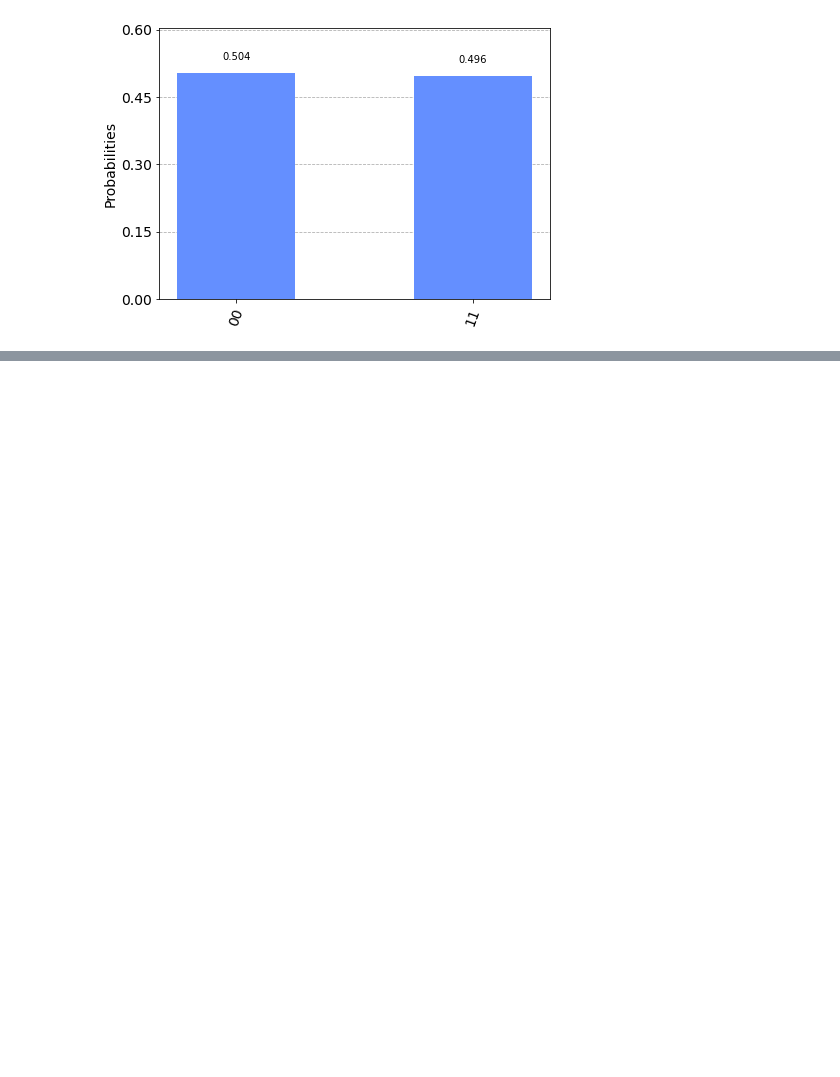
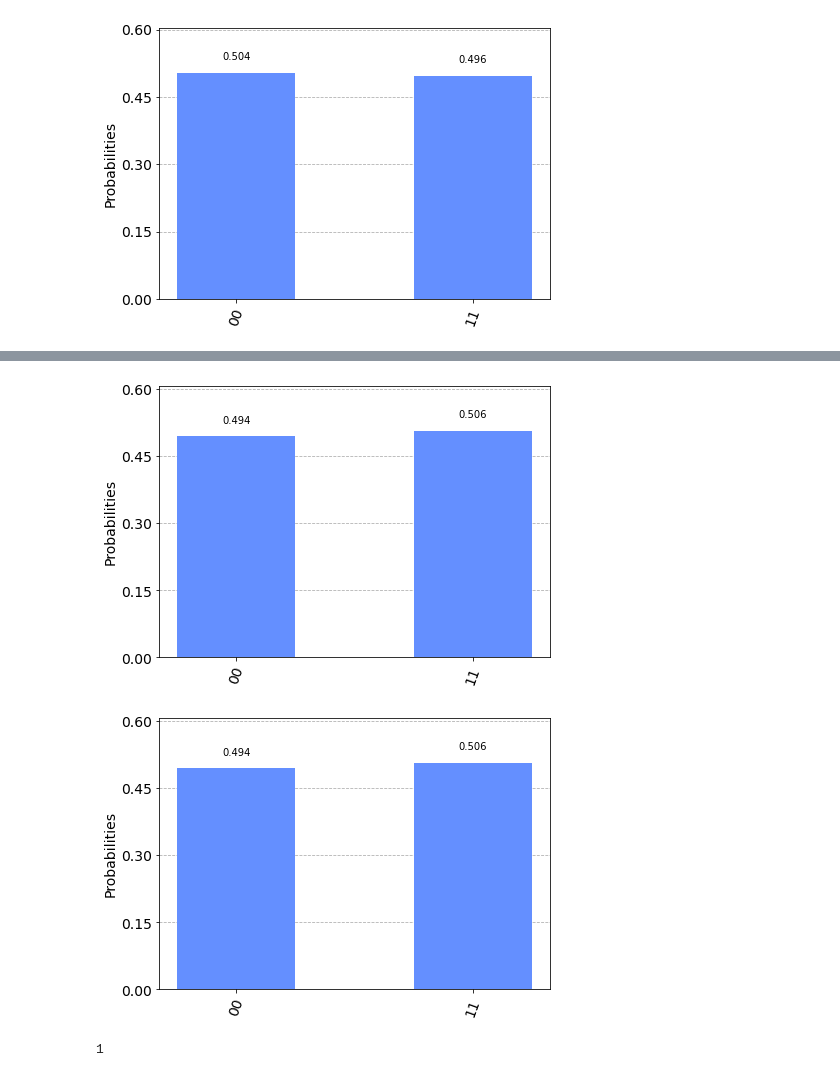
Before and after one commit to ishworii/QIS, a Jupyter notebook: Introductory.ipynb, the cells around one changed output, grey strips where cells are left out. Drawn from its saved outputs; the diff is of its cells as text; code cells hidden in the pictures; blank space fills up the shorter version.

```diff
--- a/Introductory.ipynb
+++ b/Introductory.ipynb
@@ -57,0 +96,20 @@ plot_histogram(result.get_counts())
+# %%
+state_vector = Aer.get_backend('statevector_simulator')
+arr = {'00':0,'11':0}
+for i in range(1000):
+    result = execute(qc,state_vector).result()
+    d = result.get_counts()
+    try:
+        if d['00']:
+            arr['00'] += 1
+    except:
+        arr['11'] += 1
+plot_histogram(arr)
+# %% [output]
+[figure, added]
+[figure, added]
+# %%
+arr = {'00':1}
+arr['00']
+# %% [output]
+1
```
Also changed, not shown: parts of 9 cells of this notebook.
